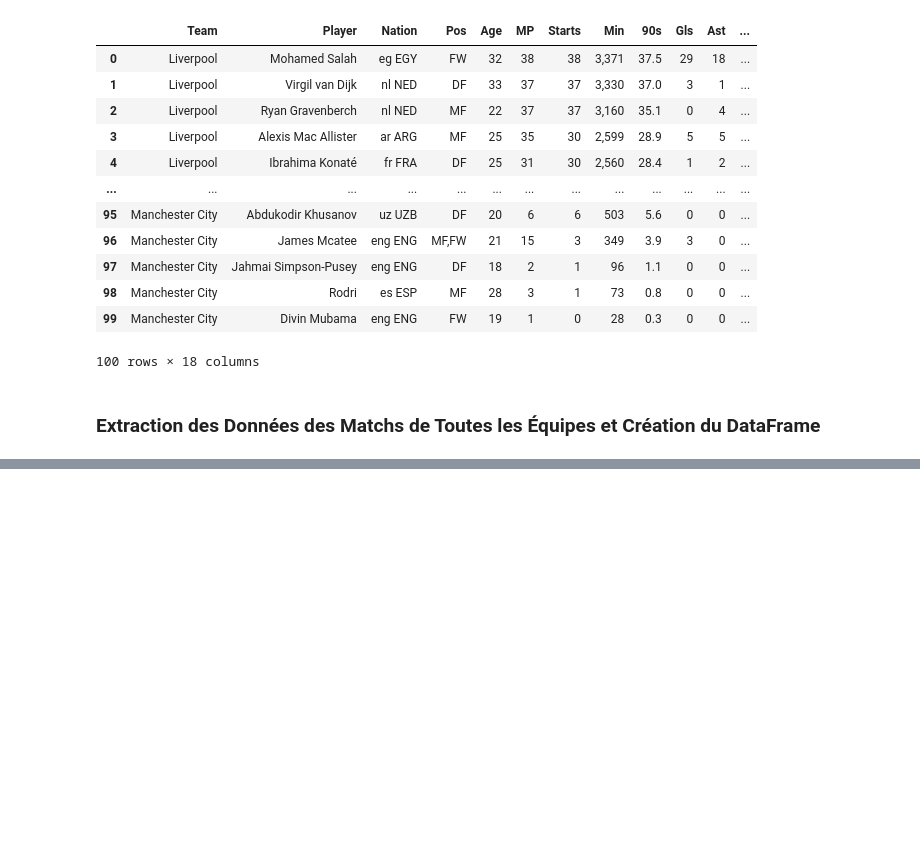
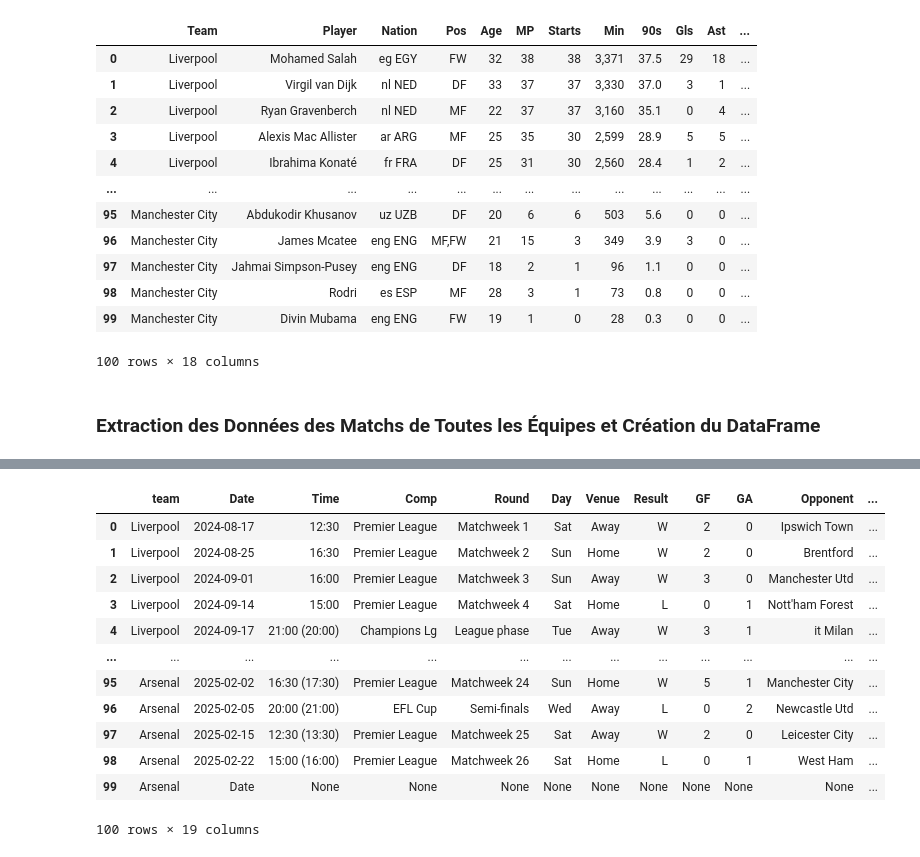
Before and after one commit to bouchta65/FootStats-Analyse-et-Mod-lisation-des-Donn-es-Footballistiques, a Jupyter notebook: FOOT-1-Collecte-des-données-footballistiques/Collecte_des_donnees.ipynb, the cells around one changed output, grey strips where cells are left out. Drawn from its saved outputs; the diff is of its cells as text; code cells hidden in the pictures; blank space fills up the shorter version.

```diff
--- a/FOOT-1-Collecte-des-données-footballistiques/Collecte_des_donnees.ipynb
+++ b/FOOT-1-Collecte-des-données-footballistiques/Collecte_des_donnees.ipynb
@@ -233,3 +233,19 @@ Loading matches of Ipswich Town...
 ['Date', 'Time', 'Comp', 'Round', 'Day', 'Venue', 'Result', 'GF', 'GA', 'Opponent', 'xG', 'xGA', 'Poss', 'Attendance', 'Captain', 'Formation', 'Opp Formation', 'Referee']
 Loading matches of Southampton...
 ['Date', 'Time', 'Comp', 'Round', 'Day', 'Venue', 'Result', 'GF', 'GA', 'Opponent', 'xG', 'xGA', 'Poss', 'Attendance', 'Captain', 'Formation', 'Opp Formation', 'Referee']
+# %%
+matches_All.head(100)
+# %% [output]
+|  | team | Date | Time | Comp | Round | Day | Venue | Result | GF | GA | Opponent | ... |
+| 0 | Liverpool | 2024-08-17 | 12:30 | Premier League | Matchweek 1 | Sat | Away | W | 2 | 0 | Ipswich Town | ... |
+| 1 | Liverpool | 2024-08-25 | 16:30 | Premier League | Matchweek 2 | Sun | Home | W | 2 | 0 | Brentford | ... |
+| 2 | Liverpool | 2024-09-01 | 16:00 | Premier League | Matchweek 3 | Sun | Away | W | 3 | 0 | Manchester Utd | ... |
+| 3 | Liverpool | 2024-09-14 | 15:00 | Premier League | Matchweek 4 | Sat | Home | L | 0 | 1 | Nott'ham Forest | ... |
+| 4 | Liverpool | 2024-09-17 | 21:00 (20:00) | Champions Lg | League phase | Tue | Away | W | 3 | 1 | it Milan | ... |
+| ... | ... | ... | ... | ... | ... | ... | ... | ... | ... | ... | ... | ... |
+| 95 | Arsenal | 2025-02-02 | 16:30 (17:30) | Premier League | Matchweek 24 | Sun | Home | W | 5 | 1 | Manchester City | ... |
+| 96 | Arsenal | 2025-02-05 | 20:00 (21:00) | EFL Cup | Semi-finals | Wed | Away | L | 0 | 2 | Newcastle Utd | ... |
+| 97 | Arsenal | 2025-02-15 | 12:30 (13:30) | Premier League | Matchweek 25 | Sat | Away | W | 2 | 0 | Leicester City | ... |
+| 98 | Arsenal | 2025-02-22 | 15:00 (16:00) | Premier League | Matchweek 26 | Sat | Home | L | 0 | 1 | West Ham | ... |
+| 99 | Arsenal | Date | None | None | None | None | None | None | None | None | None | ... |
+100 rows × 19 columns
```
Also changed, not shown: parts of 1 cell of this notebook.
